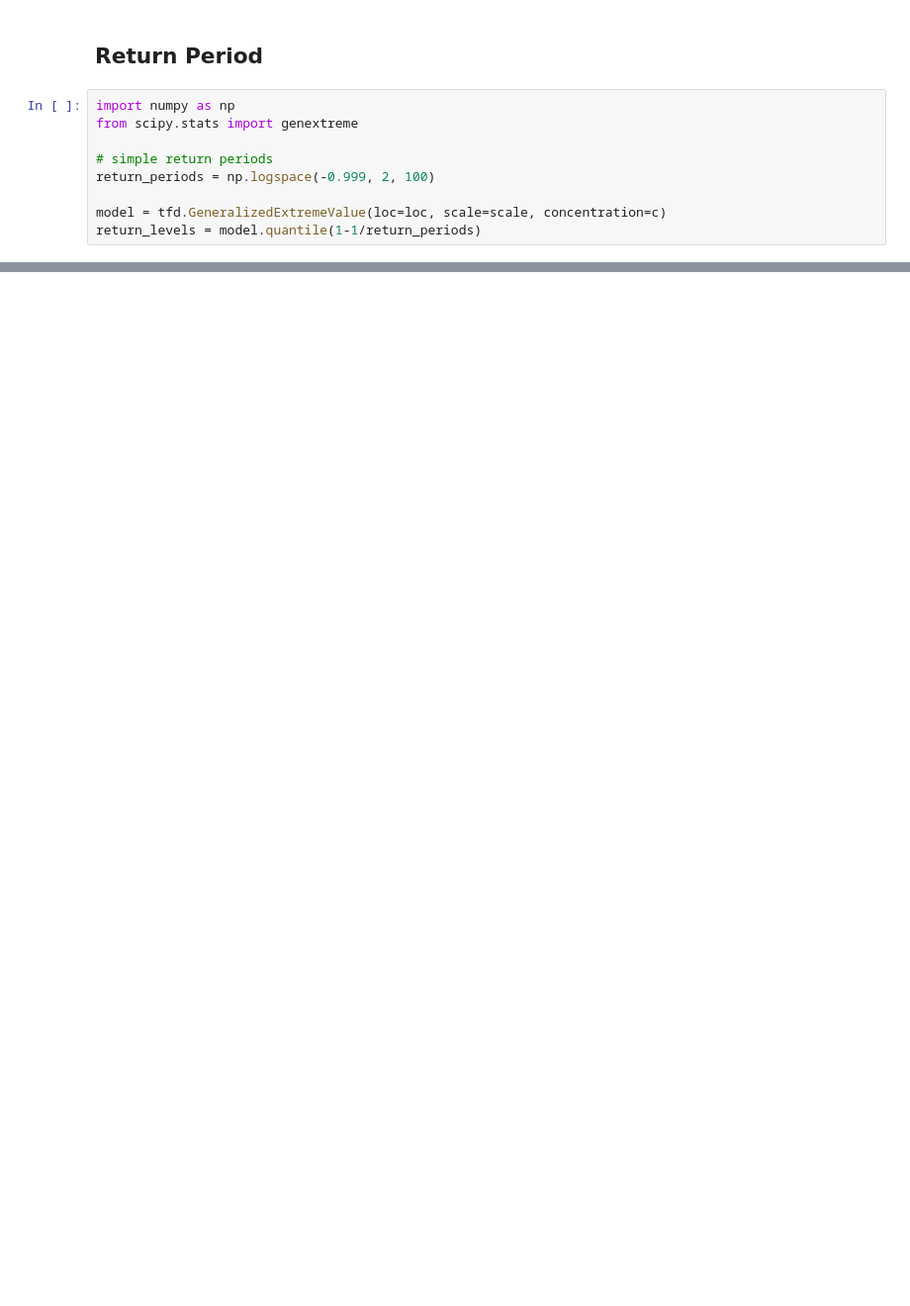
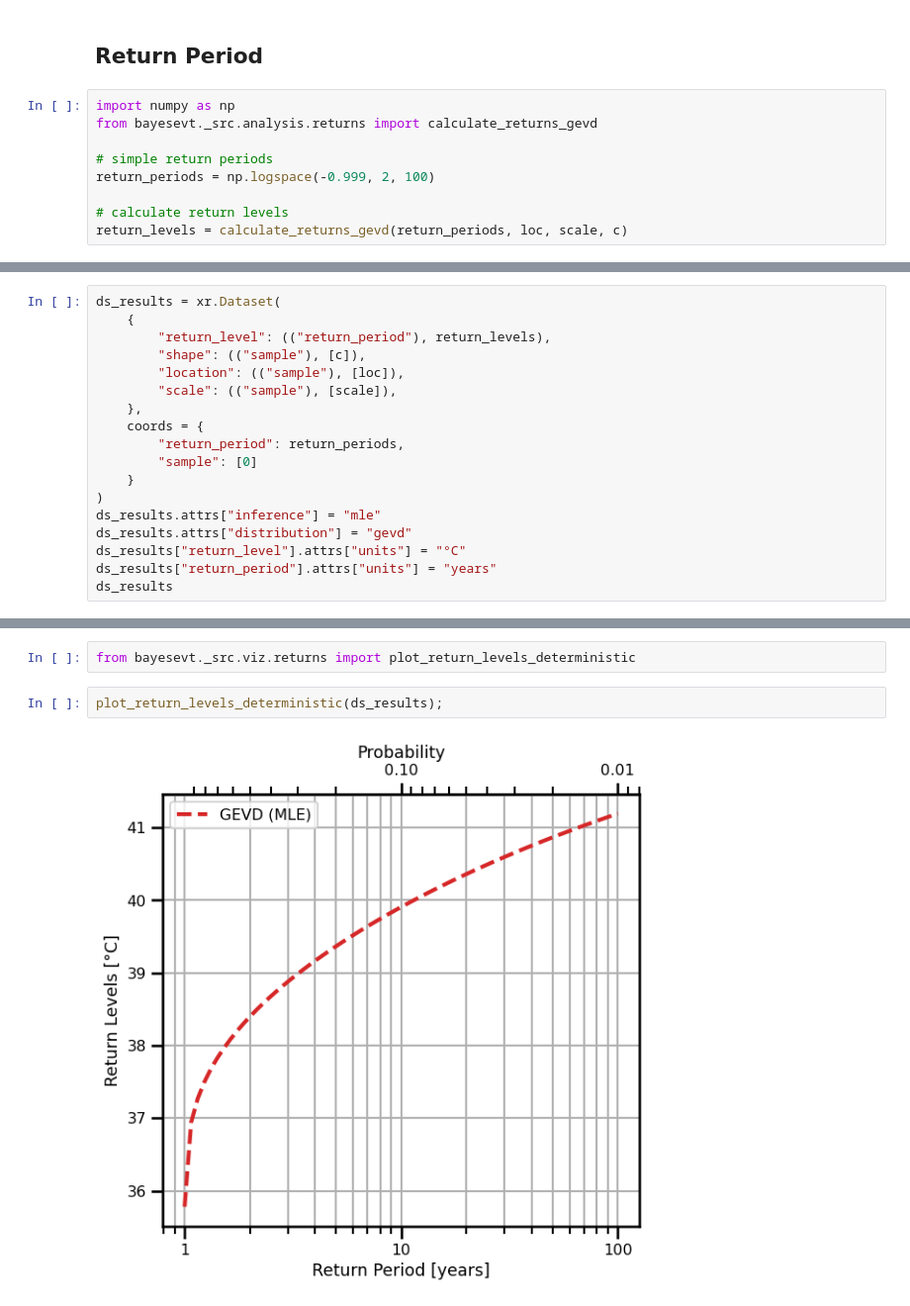
Before and after one commit to jejjohnson/jbayesevt, a Jupyter notebook: notebooks/evt/2.1_evt_numpyro_mle.ipynb, the cells around one changed output, grey strips where cells are left out. Shown: that part at 99% size. Drawn from its saved outputs; the diff is of its cells as text; blank space fills up the shorter version.

```diff
--- a/notebooks/evt/2.1_evt_numpyro_mle.ipynb
+++ b/notebooks/evt/2.1_evt_numpyro_mle.ipynb
@@ -264,10 +269,10 @@ Scale - σ: 1.0167
 ## Return Period
 # %%
 import numpy as np
-from scipy.stats import genextreme
+from bayesevt._src.analysis.returns import calculate_returns_gevd
 
 # simple return periods
 return_periods = np.logspace(-0.999, 2, 100)
 
-model = tfd.GeneralizedExtremeValue(loc=loc, scale=scale, concentration=c)
-return_levels = model.quantile(1-1/return_periods)
+# calculate return levels
+return_levels = calculate_returns_gevd(return_periods, loc, scale, c)
@@ -316,0 +279,18 @@ plt.show()
+# %%
+ds_results = xr.Dataset(
+    {
+        "return_level": (("return_period"), return_levels),
+        "shape": (("sample"), [c]),
+        "location": (("sample"), [loc]),
+        "scale": (("sample"), [scale]),
+    },
+    coords = {
+        "return_period": return_periods,
+        "sample": [0]
+    }
+)
+ds_results.attrs["inference"] = "mle"
+ds_results.attrs["distribution"] = "gevd"
+ds_results["return_level"].attrs["units"] = "°C"
+ds_results["return_period"].attrs["units"] = "years"
+ds_results
@@ -316,0 +311,6 @@ plt.show()
+# %%
+from bayesevt._src.viz.returns import plot_return_levels_deterministic
+# %%
+plot_return_levels_deterministic(ds_results);
+# %% [output]
+[figure, added]
```
Also changed, not shown: parts of 16 cells of this notebook, 6 other files.
